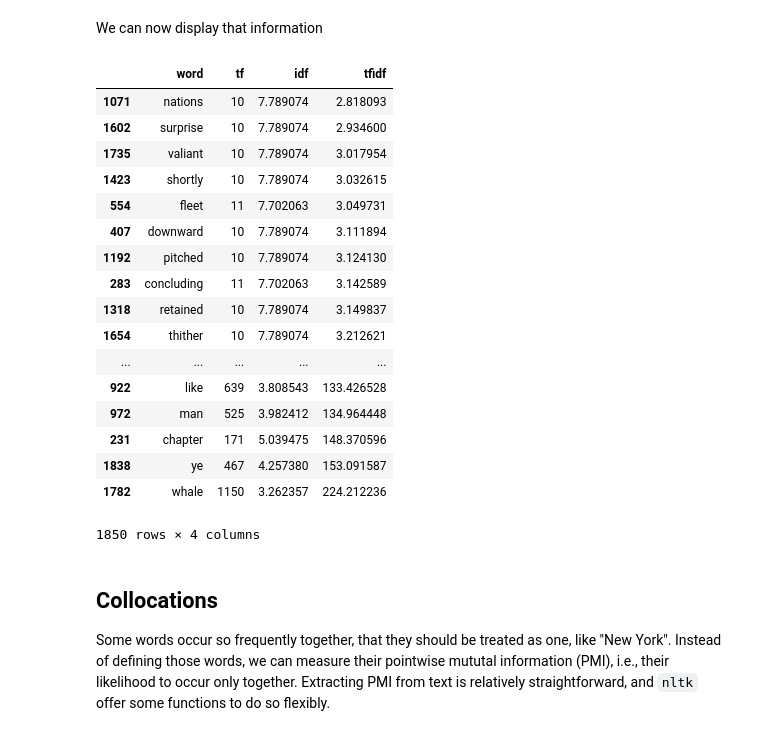
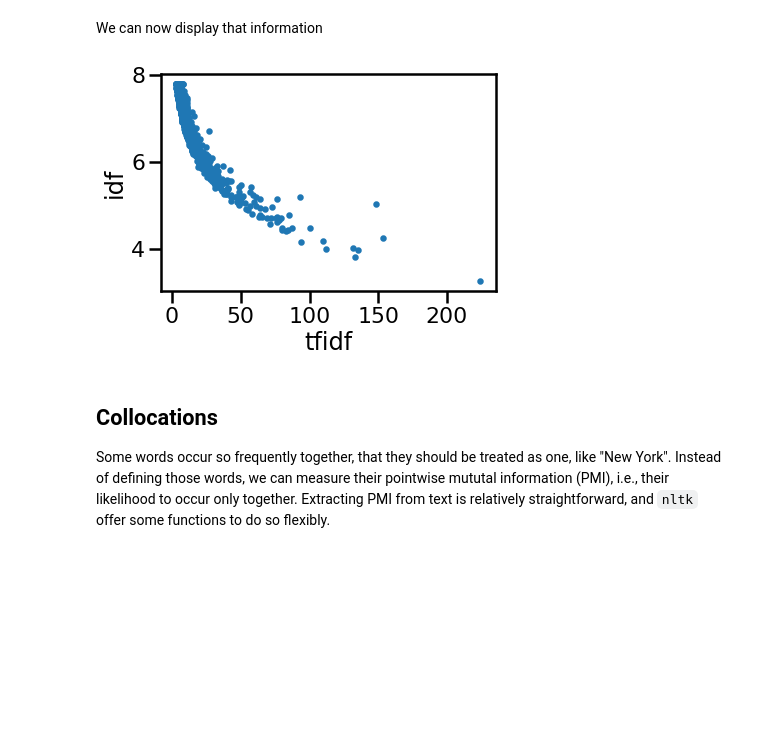
Before and after one commit to dirkhovy/PhDtextanalysis, a Jupyter notebook: 08_IO_and_text_representations/IO, JSON, and text representations.ipynb, the cells around one changed output. Cells and saved outputs as stored; diff of their text form; code cells hidden in the pictures; blank space fills up the shorter version.

```diff
--- a/08_IO_and_text_representations/IO, JSON, and text representations.ipynb
+++ b/08_IO_and_text_representations/IO, JSON, and text representations.ipynb
@@ -414,43 +450,32 @@ tfidf_vectorizer = TfidfVectorizer(analyzer='word',
                                    stop_words='english',
                                    sublinear_tf=True)
 
-X = tfidf_vectorizer.fit_transform(documents)
+X_tfdif = tfidf_vectorizer.fit_transform(documents)
 # %% [markdown]
 Now, let's get the same information as raw counts:
 # %%
-vectorizer = CountVectorizer(analyzer='word', min_df=0.001, max_df=0.75, stop_words='english')
+vectorizer = CountVectorizer(analyzer='word',
+                             min_df=0.001,
+                             max_df=0.75,
+                             stop_words='english')
 X2 = vectorizer.fit_transform(documents)
-assert X.shape == X2.shape, 'Shapes do not match for vectorizers' # make sure we have the same shape for TFIDF and counts
+assert X_tfdif.shape == X2.shape, 'Shapes do not match for vectorizers' # make sure we have the same shape for TFIDF and counts
 # %% [markdown]
 We can now display that information
 # %%
 df = pd.DataFrame(data={'word': vectorizer.get_feature_names(),
                         'tf': X2.sum(axis=0).A1,
                         'idf': tfidf_vectorizer.idf_,
-                        'tfidf': X.sum(axis=0).A1
+                        'tfidf': X_tfdif.sum(axis=0).A1
                        })
-# %%
-df = df.sort_values(['tfidf', 'tf', 'idf'])
-df
-# %% [output]
-|  | word | tf | idf | tfidf |
-| 1071 | nations | 10 | 7.789074 | 2.818093 |
-| 1602 | surprise | 10 | 7.789074 | 2.934600 |
-| 1735 | valiant | 10 | 7.789074 | 3.017954 |
-| 1423 | shortly | 10 | 7.789074 | 3.032615 |
-| 554 | fleet | 11 | 7.702063 | 3.049731 |
-| 407 | downward | 10 | 7.789074 | 3.111894 |
-| 1192 | pitched | 10 | 7.789074 | 3.124130 |
-| 283 | concluding | 11 | 7.702063 | 3.142589 |
-| 1318 | retained | 10 | 7.789074 | 3.149837 |
-| 1654 | thither | 10 | 7.789074 | 3.212621 |
-| ... | ... | ... | ... | ... |
-| 922 | like | 639 | 3.808543 | 133.426528 |
-| 972 | man | 525 | 3.982412 | 134.964448 |
-| 231 | chapter | 171 | 5.039475 | 148.370596 |
-| 1838 | ye | 467 | 4.257380 | 153.091587 |
-| 1782 | whale | 1150 | 3.262357 | 224.212236 |
-1850 rows × 4 columns
+# %%
+%matplotlib inline
+import seaborn as sb
+sb.set_context('poster')
+df = df.sort_values(['tfidf', 'tf', 'idf'], ascending=False)
+df.plot.scatter(x='tfidf', y='idf');
+# %% [output]
+[figure, added]
 # %% [markdown]
 ## Collocations
 
```
Also changed, not shown: parts of 21 cells of this notebook, 3 other files.
